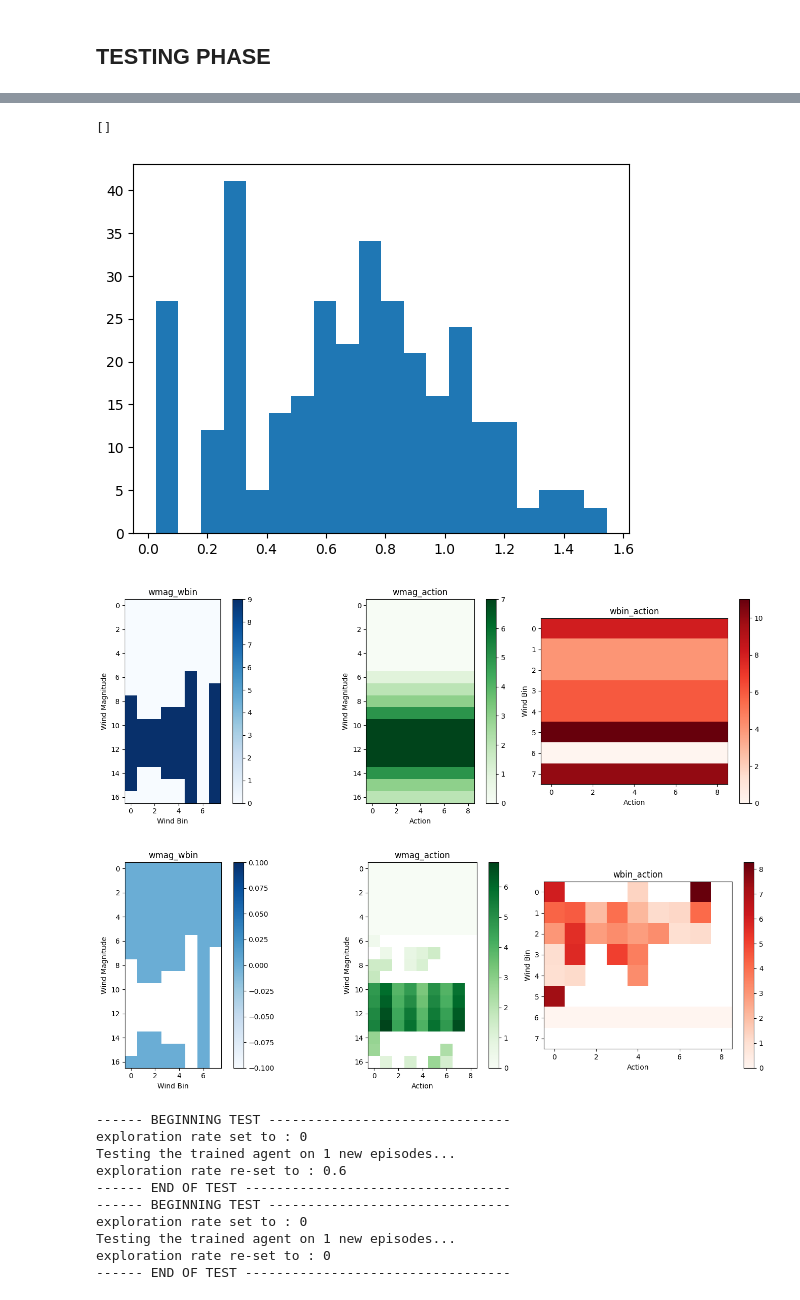
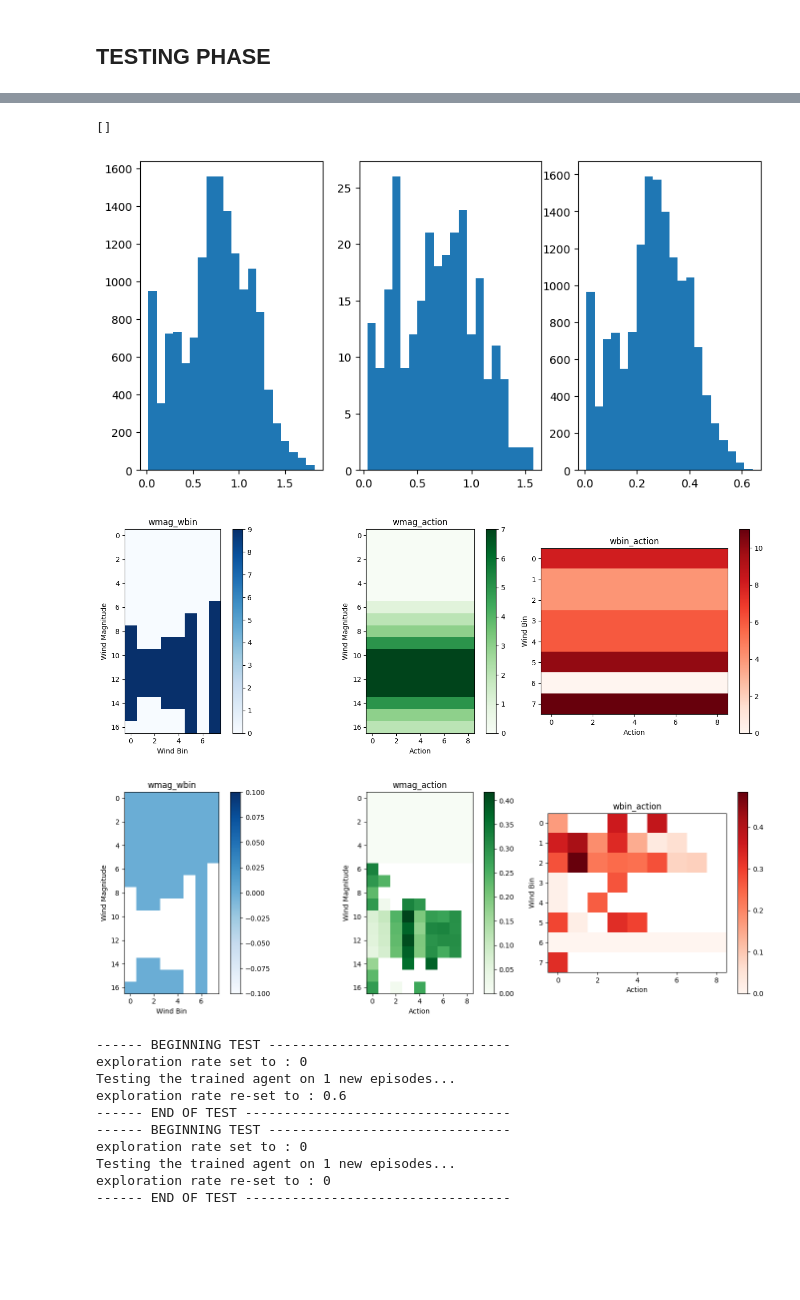
Before and after one commit to PaulToudret/RL_project_sailing, a Jupyter notebook: capitaine_2.ipynb, the cells around one changed output, grey strips where cells are left out. Cells and saved outputs as stored; diff of their text form; code cells hidden in the pictures; blank space fills up the shorter version.

```diff
--- a/capitaine_2.ipynb
+++ b/capitaine_2.ipynb
@@ -274,6 +297,7 @@ class Capitaine(BaseAgent):
         self.goal_x = 16.
         self.goal_y = 31.
         self.wind_factor = 4
+        self.ratio_exploration = .6
 
         self.eligibility = {}
         self.q_table = {}
@@ -312,7 +336,7 @@ class Capitaine(BaseAgent):
 
         wind_ahead = []
 
-        locations = get_ahead(x_bin=x_bin, y_bin=y_bin, factor=v_magnitude)
+        locations, positions = get_ahead(x_bin=x_bin, y_bin=y_bin, factor=wind_mag/self.wind_factor)
         for loc in locations:
             i, j = loc
             wxx, wyy = observation[i], observation[j]
@@ -374,7 +398,7 @@ class Capitaine(BaseAgent):
 
         rand_n = self.np_random.random()
 
-        if rand_n < self.exploration_rate * epsilon * (3/6):
+        if rand_n < self.exploration_rate * epsilon * self.ratio_exploration:
             "Chose the best course between the courses that make us progress toward the goal"
             act = np.argmax(courses)
             self.q_explore[state] += 1
@@ -459,9 +483,9 @@ class Capitaine(BaseAgent):
 ### TRAINING
 # %%
 sailor = Capitaine(
-    learning_rate=0.02,
+    learning_rate=0.04,
     discount_factor=0.99,
-    exploration_rate=0.6,
+    exploration_rate=0.4,
     lambda_=0.75)
 
 np.random.seed(42)
@@ -470,13 +494,15 @@ sailor.seed(42)
 import time
 
 ### TRAINING PHASE
+sailor.ratio_exploration = 0.3
+sailor.exploration_rate = .5
 
 ##### PARAMETERS OF TRAINING #####
-num_episodes = 1000
+num_episodes = 200
 max_steps = 1000
 
-batch_train = 20
-batch_test = 200
+batch_train = 10
+batch_test = 100
 
 
 ### Create environment with a simple initial windfield ###
@@ -514,15 +540,19 @@ for episode in range(num_episodes):
     # INITIAL ENVIRONNEMENT
     observation, info = env.reset(seed=sailor.training_session)
     state = sailor.discretize_state(observation)
+    if episode ==0:
+        print(f"Length of state: {len(state)}")
     # SET REWARD TO 0
     total_reward = 0
 
-    print(f"Episode: [{episode + 1}/{num_episodes}], Training session: [{sailor.training_session}], Environnement [{i}], Steps: [{' '*(200//25)}]"+
-        f"                                                                                                    ", end="\r")
+    if (episode) % batch_train == 0 or episode == 0:
+        q_size = len(sailor.q_table)
+
     for step in range(max_steps):
-        if (step + 1) % 25 == 0:
-            perc = min((step + 1)//25, 200//25)
-            print(f"Episode: [{episode + 1}/{num_episodes}], Training session: [{sailor.training_session}], Environnement [{i}], Steps: [{'-'*(perc)+' '*(200//25 - perc)}]", end="\r")
+        if (step) % 25 == 0:
+            perc = min((step)//25, 200//25)
+            print(f"Episode: [{episode + 1}/{num_episodes}], Training session: [{sailor.training_session}], Environnement [{i}], Steps: [{'#'*(perc)+'-'*(200//25 - perc)}], " +
+            f"Q size: (+{len(sailor.q_table)-q_size}) {' '*10}", end="\r")
         # Select action and take step
         action = sailor.act(observation)
         next_observation, reward, done, truncated, info = env.step(action)
@@ -573,7 +603,7 @@ for episode in range(num_episodes):
     if (episode + 1) % batch_test == 0:
         phase += 1
         train_time = time.time()
-        results_steps, results_rew, results_avg_speed = test(sailor, num_test=300, max_steps=200)
+        results_steps, results_rew, results_avg_speed = test(sailor, num_test=50, max_steps=200)
         delta = time.time() - train_time
         print(f"Phase: [{phase}], Time: {delta:.1f} sec", end="\n")
         print(f"Phase: [{phase}], Steps: [Avg: {np.mean(results_steps):.1f}], [Min: {min(results_steps)}], [Max: {max(results_steps)}]", end="\n")
@@ -619,17 +649,25 @@ plt.show()
 # %%
 %matplotlib inline
 polar_mat = sailor.polar
 
 speeds = []
+speed_distrib = []
+speed_norm = []
 for key in polar_mat.keys():
+    wind_b, wind_mag, action = key
     speeds.append(np.mean(polar_mat[key]))
+    speed_distrib.extend(polar_mat[key])
+    for s in polar_mat[key]:
+        speed_norm.append(s / wind_mag*4)
 
-fig, ax = plt.subplots()
-ax.hist(speeds,bins=20)
+fig, axes = plt.subplots(1, 3, figsize=(10, 5))
+axes[0].hist(speed_distrib,bins=20)
+axes[1].hist(speeds,bins=20)
+axes[2].hist(speed_norm,bins=20)
 plt.plot()
 # %% [output]
 []
-[figure, old version]
+[figure, new version]
 # %%
 %matplotlib inline
 polar_mat = sailor.polar
@@ -648,14 +686,6 @@ for key in polar_mat.keys():
 wmag_wbin = np.zeros((max(wmag)+1, max(wbin)+1))
 wmag_action = np.zeros((max(wmag)+1, max(actions)+1))
 wbin_action = np.zeros((max(wbin)+1, max(actions)+1))
-
-"""
-for key in polar_mat.keys():
-    wind_b, wind_mag, action = key
-    wmag_wbin[wind_mag][wind_b] += len(polar_mat[key])
-    wmag_action[wind_mag][action] += len(polar_mat[key])
-    wbin_action[wind_b][action] += len(polar_mat[key])
-"""
 
 for key in polar_mat.keys():
     wind_b, wind_mag, action = key
@@ -691,7 +721,7 @@ fig.colorbar(im2, ax=axes[2])
 plt.tight_layout()
 plt.show()
 # %% [output]
-[figure, old version]
+[figure, new version]
 # %%
 %matplotlib inline
 polar_mat = sailor.polar
@@ -700,6 +730,7 @@ wmag = []
 wbin = []
 actions = []
 
+dico = {}
 
 for key in polar_mat.keys():
     wind_b, wind_mag, action = key
@@ -707,15 +738,18 @@ for key in polar_mat.keys():
     wmag.append(wind_mag)
     actions.append(action)
 
+    dico.setdefault(key, [])
+    dico[key].extend([x / wind_mag * 4 for x in polar_mat[key]])
+
 wmag_wbin = np.zeros((max(wmag)+1, max(wbin)+1))
 wmag_action = np.zeros((max(wmag)+1, max(actions)+1))
 wbin_action = np.zeros((max(wbin)+1, max(actions)+1))
 
-for key in polar_mat.keys():
+for key in dico.keys():
     wind_b, wind_mag, action = key
-    wmag_wbin[wind_mag][wind_b] += np.mean((polar_mat[key]))
-    wmag_action[wind_mag][action] += np.mean((polar_mat[key]))
-    wbin_action[wind_b][action] += np.mean((polar_mat[key]))
+    wmag_wbin[wind_mag][wind_b] = np.mean((dico[key]))
+    wmag_action[wind_mag][action] = np.mean((dico[key]))
+    wbin_action[wind_b][action] = np.mean((dico[key]))
 
 
 fig, axes = plt.subplots(1, 3, figsize=(15, 5))
@@ -745,7 +779,7 @@ fig.colorbar(im2, ax=axes[2])
 plt.tight_layout()
 plt.show()
 # %% [output]
-[figure, old version]
+[figure, new version]
 # %%
 import matplotlib.pyplot as plt
 from matplotlib.animation import FuncAnimation
```
Also changed, not shown: parts of 6 cells of this notebook, 1 other file.
